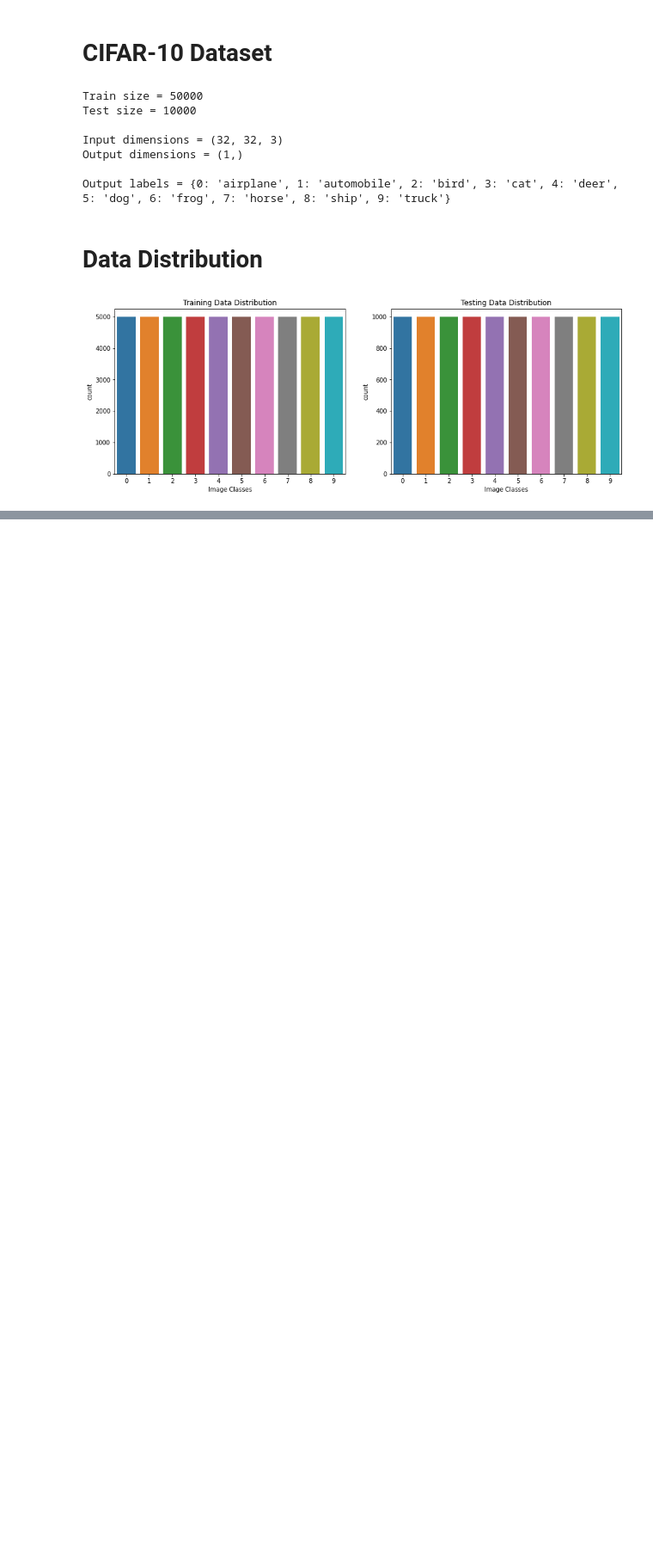
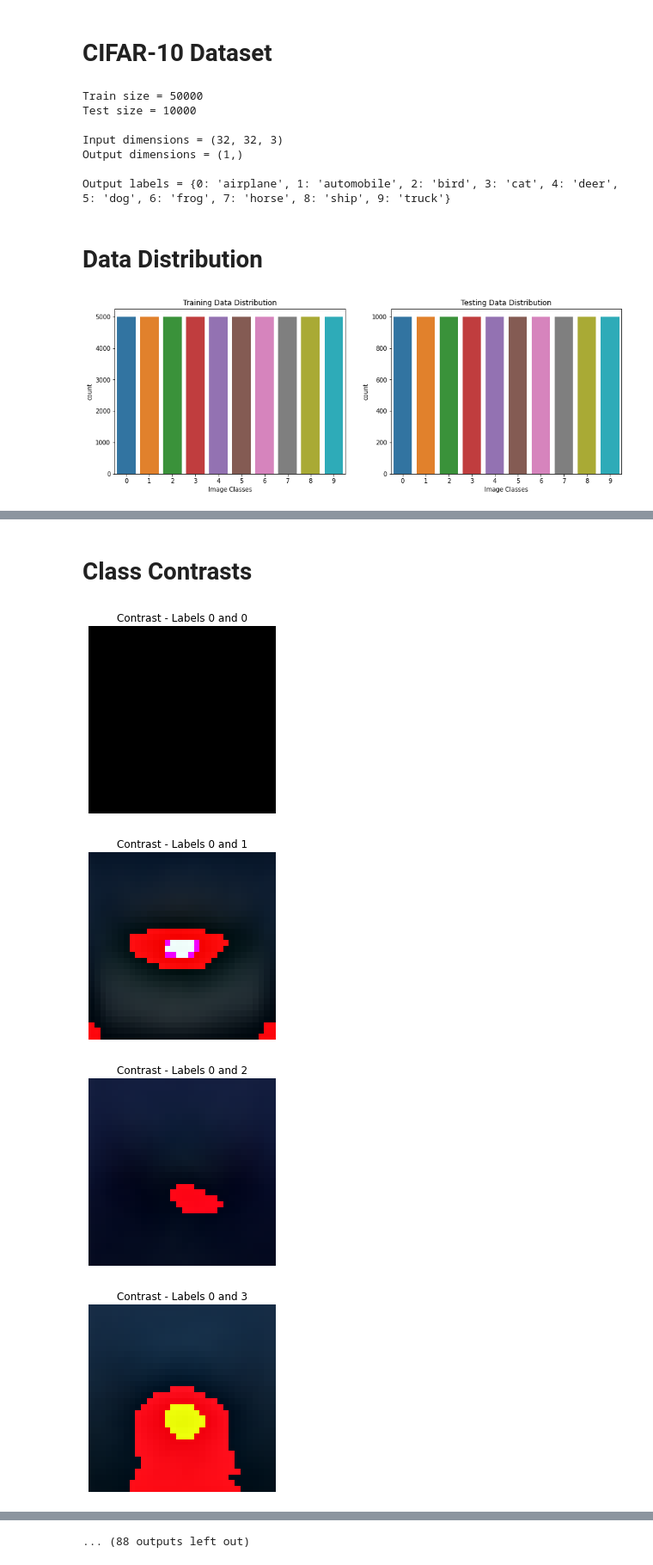
Before and after one commit to singh264/CSC2515-Project, a Jupyter notebook: main.ipynb, the cells around one changed output, grey strips where cells are left out. Shown at 86% size. Saved outputs shown, nothing was run; the diff lists cells and outputs as text; code cells hidden in the pictures; blank space fills up the shorter version.

```diff
--- a/main.ipynb
+++ b/main.ipynb
@@ -65,0 +144,19 @@ plt.show()
+# %% [markdown]
+# Class Contrasts
+# %%
+contrast_images = {}
+for label_a, mean_image_a in mean_train_images.items():
+    for label_b, mean_image_b in mean_train_images.items():
+        key = f'{label_a} and {label_b}'
+        contrast_images[key] = mean_image_a - mean_image_b
+
+for key, contrast_image in contrast_images.items():
+    plt.imshow(contrast_image.astype(np.uint8), cmap='bwr')
+    plt.title(f'Contrast - Labels {key}')
+    plt.axis('off')
+    plt.show()
+# %% [output]
+[figure, added]
+[figure, added]
+[figure, added]
+[figure, added]
@@ -65,0 +171 @@ plt.show()
+... (88 outputs left out)
```
Also changed, not shown: parts of 8 cells of this notebook.
